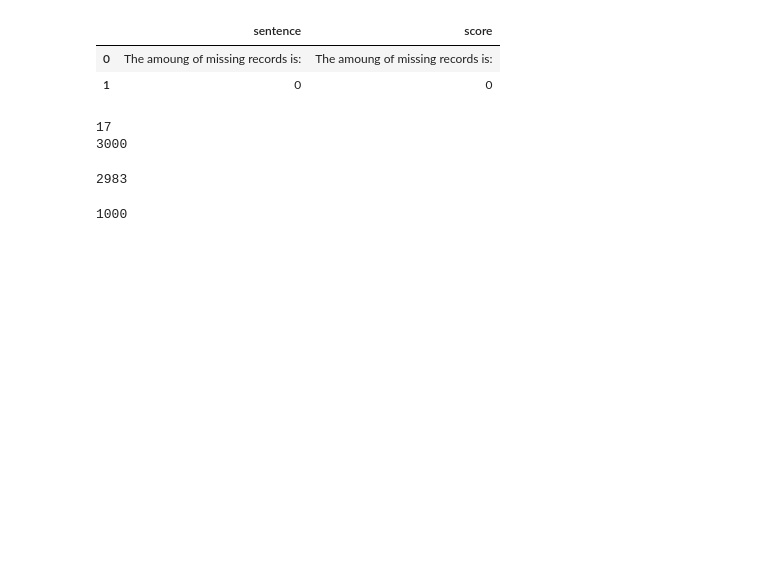
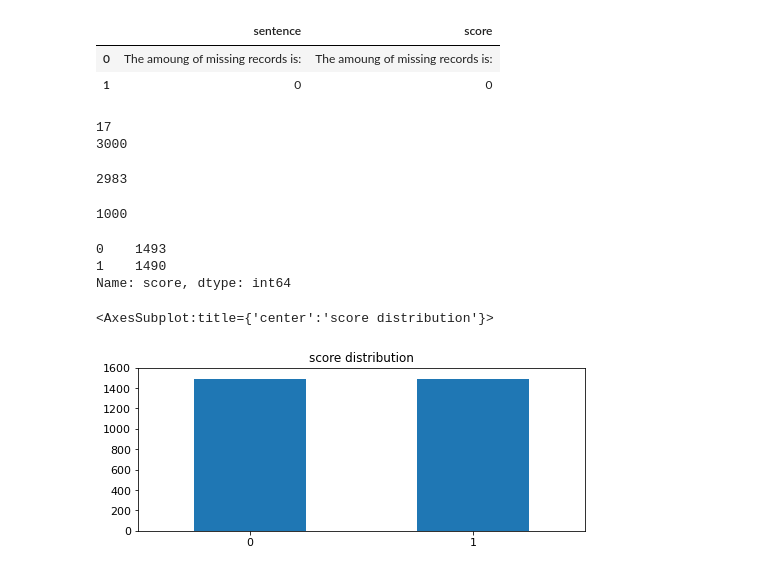
Before and after one commit to clktease/DM2021-Lab1-master, a Jupyter notebook: DM2021-Lab1-NEWdataset.ipynb, the cells around one changed output. Cells and saved outputs as stored; diff of their text form; code cells hidden in the pictures; blank space fills up the shorter version.

```diff
--- a/DM2021-Lab1-NEWdataset.ipynb
+++ b/DM2021-Lab1-NEWdataset.ipynb
@@ -130,3 +130,20 @@ df_sample = df.sample(n=1000)
 print(len(df_sample))
 # %% [output]
 1000
+# %%
+import matplotlib.pyplot as plt
+%matplotlib inline
+
+print(df.score.value_counts())
+# %% [output]
+0    1493
+1    1490
+Name: score, dtype: int64
+# %%
+df.score.value_counts().plot(kind = 'bar',
+                                    title = 'score distribution',
+                                    ylim = [0, 1600],
+                                    rot = 0, fontsize = 11, figsize = (8,3))
+# %% [output]
+<AxesSubplot:title={'center':'score distribution'}>
+[figure, added]
```
Also changed, not shown: parts of 12 cells of this notebook.
